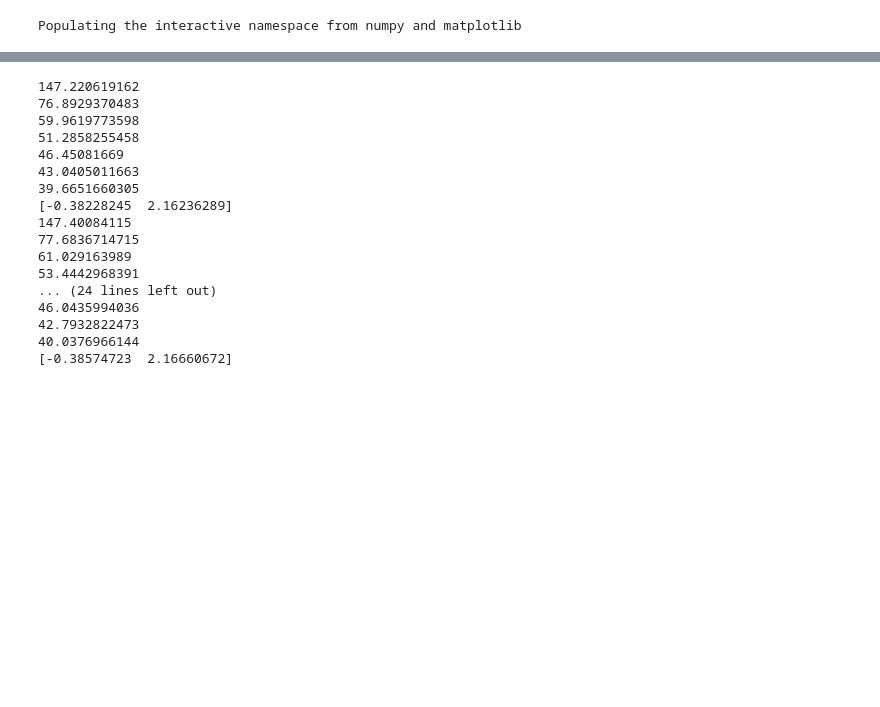
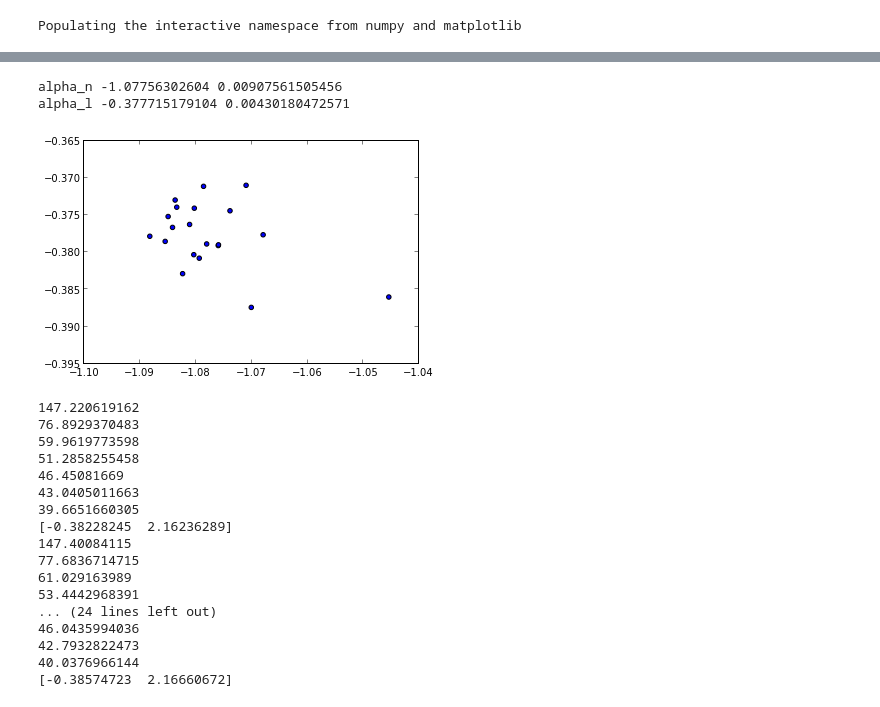
Before and after one commit to forero/BetaSkeleton, a Jupyter notebook: code/AnalysisSkeleton.ipynb, the cells around one changed output, grey strips where cells are left out. Saved outputs shown, nothing was run; the diff lists cells and outputs as text; code cells hidden in the pictures; blank space fills up the shorter version.

```diff
--- a/code/AnalysisSkeleton.ipynb
+++ b/code/AnalysisSkeleton.ipynb
@@ -39,3 +79,41 @@ scatter(alpha_n, alpha_l)
+# %%
+beta_values = array([1,5,10,15,20.25])
+RSD = 0
+mock_ids = arange(20)
+data_path="../data/skeleton/"
+alpha_n = empty(0)
+alpha_l = empty(0)
+for mock_id in mock_ids:
+    n_edges = empty((0))
+    l_edges_median = empty((0))
+    for beta_value in beta_values:
+        filename="edge_xyz_BSkeleton_sdss3_%02d_RSD_%d_OM_0.30_OL_0.70_MASS_1.0E+13_FRAC_0.0020_BETA_%d.dat"%(mock_id, RSD,beta_value)
+        edge_data = loadtxt(data_path+filename)
+
+        l_edges = sqrt(edge_data[:,0]**2 + edge_data[:,1]**2 + edge_data[:,2]**2)
+        l_median = median(l_edges)
+        l_edges_median = append(l_edges_median,l_median)
+
+        n_edge = shape(edge_data)[0]
+        n_edges = append(n_edges,n_edge)
+      #  print n_edge
+
+    p_l = polyfit(log10(beta_values), log10(l_edges_median),1)
+    p_n = polyfit(log10(beta_values), log10(n_edges),1)
+
+    alpha_n = append(alpha_n, p_n[0])
+    alpha_l = append(alpha_l, p_l[0])
+scatter(alpha_n, alpha_l)
+print "alpha_n", average(alpha_n), std(alpha_n)
+print "alpha_l", average(alpha_l), std(alpha_l)
+
+#    scatter(log10(beta_values), log10(n_edges))
+#    beta_line = linspace(0.5,30,100)
+#    plot(log10(beta_line), p[0]*log10(beta_line)+p[1])
+# %% [output]
+alpha_n -1.07756302604 0.00907561505456
+alpha_l -0.377715179104 0.00430180472571
+[figure, added]
 # %%
 beta_values = array([1,5,10,15,20,25,30])
 RSD = 0
```
Also changed, not shown: parts of 2 cells of this notebook.
